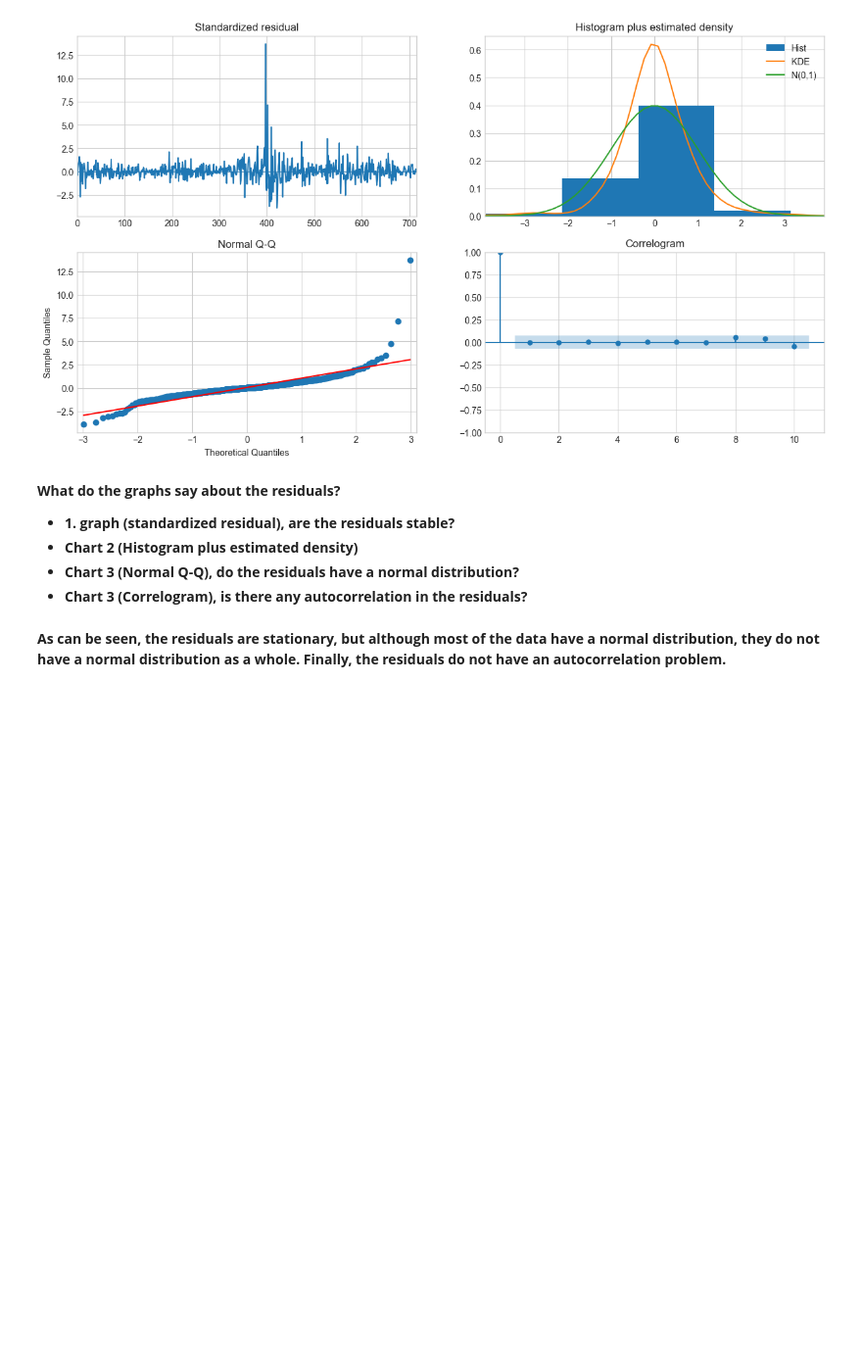
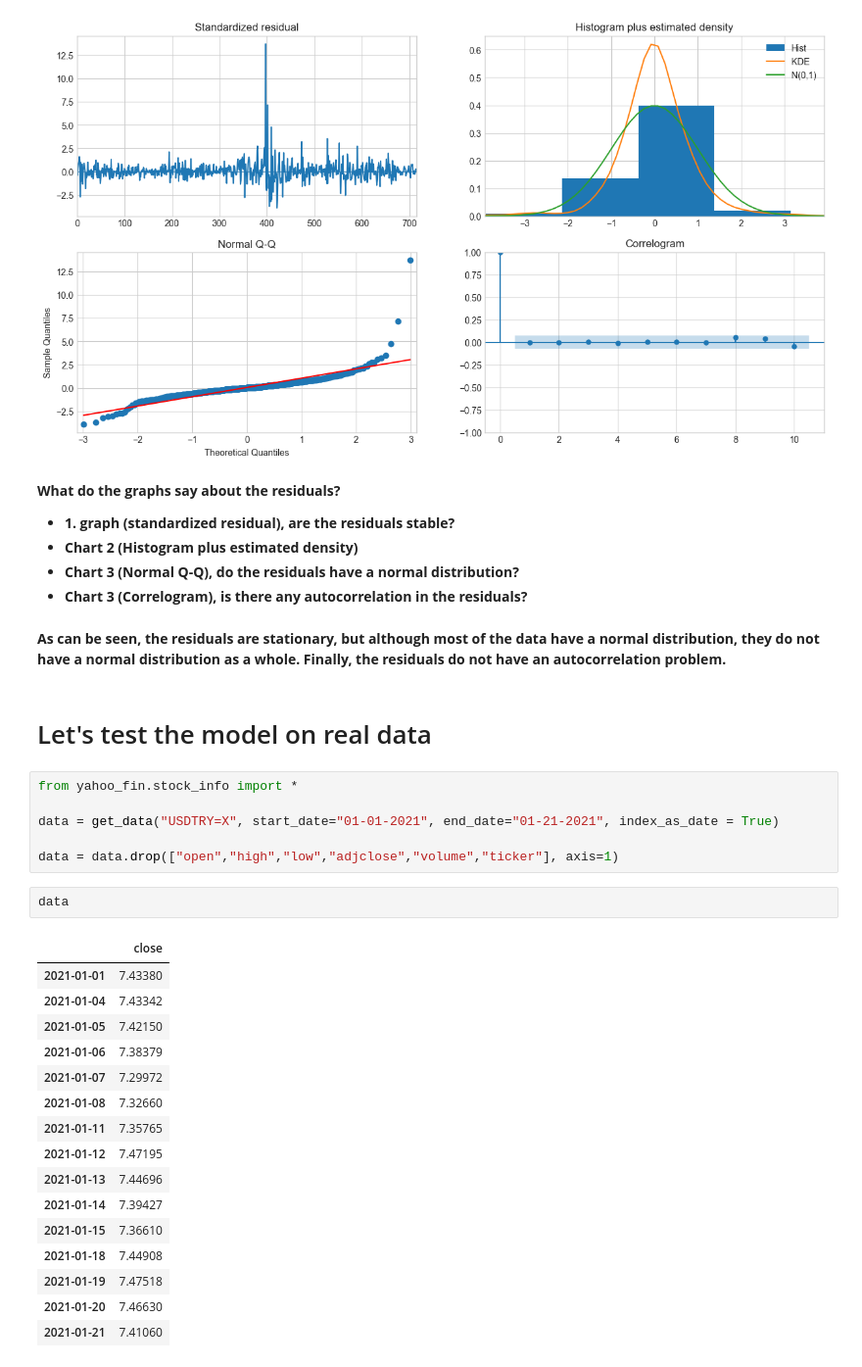
Before and after one commit to batuhanmtl/Time-Series-Analysis, a Jupyter notebook: Univariate Regression/ExchangeRatePrediction.ipynb, the cells around one changed output. Shown at 98% size. Cells and saved outputs as stored; diff of their text form; blank space fills up the shorter version.

```diff
--- a/Univariate Regression/ExchangeRatePrediction.ipynb
+++ b/Univariate Regression/ExchangeRatePrediction.ipynb
@@ -320,3 +320,30 @@ plt.show()
 - <b>Chart 3 (Correlogram), is there any autocorrelation in the residuals?<b>
 # %% [markdown]
 <b>As can be seen, the residuals are stationary, but although most of the data have a normal distribution, they do not have a normal distribution as a whole. Finally, the residuals do not have an autocorrelation problem.<b>
+# %% [markdown]
+# Let's test the model on real data
+# %%
+from yahoo_fin.stock_info import *
+
+data = get_data("USDTRY=X", start_date="01-01-2021", end_date="01-21-2021", index_as_date = True)
+
+data = data.drop(["open","high","low","adjclose","volume","ticker"], axis=1)
+# %%
+data
+# %% [output]
+|  | close |
+| 2021-01-01 | 7.43380 |
+| 2021-01-04 | 7.43342 |
+| 2021-01-05 | 7.42150 |
+| 2021-01-06 | 7.38379 |
+| 2021-01-07 | 7.29972 |
+| 2021-01-08 | 7.32660 |
+| 2021-01-11 | 7.35765 |
+| 2021-01-12 | 7.47195 |
+| 2021-01-13 | 7.44696 |
+| 2021-01-14 | 7.39427 |
+| 2021-01-15 | 7.36610 |
+| 2021-01-18 | 7.44908 |
+| 2021-01-19 | 7.47518 |
+| 2021-01-20 | 7.46630 |
+| 2021-01-21 | 7.41060 |
```
Also changed, not shown: parts of 3 cells of this notebook.
